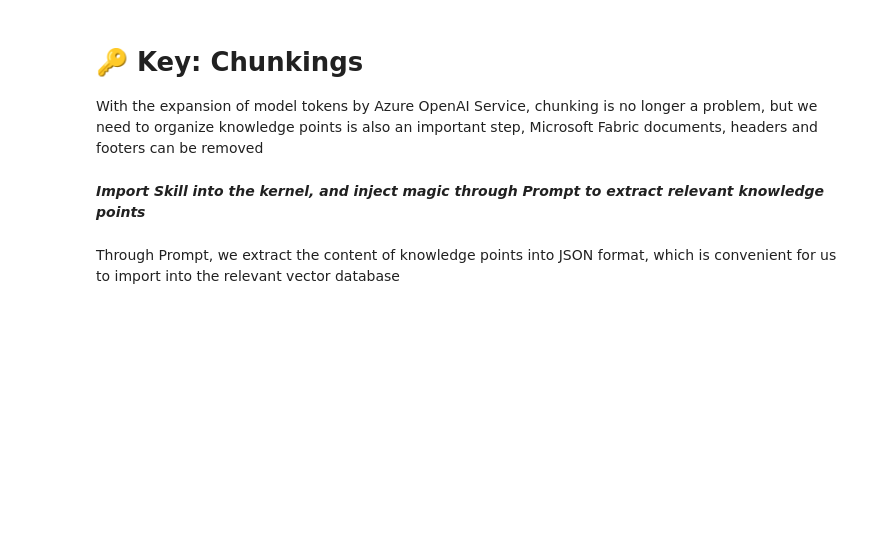
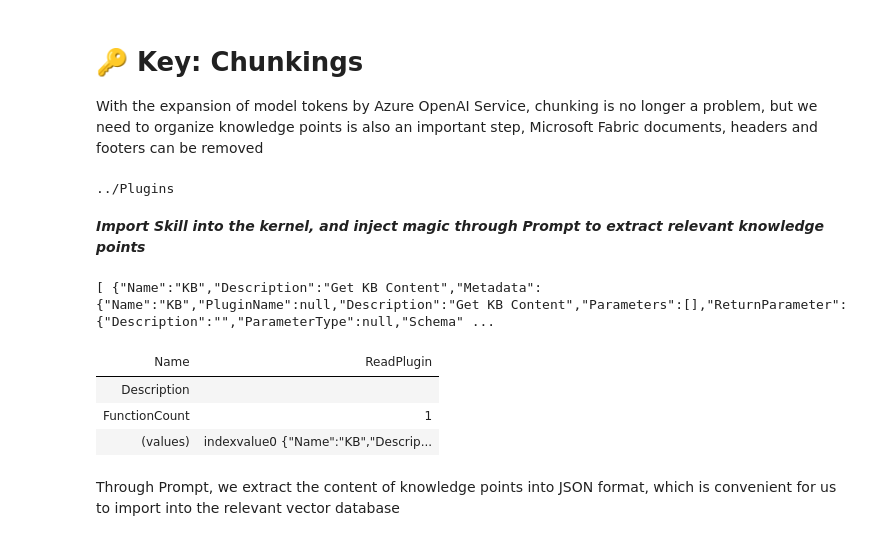
Before and after one commit to kinfey/MSFabricCopilotWorkshop, a Jupyter notebook: code/lab1/prototype.ipynb, the cells around one changed output. Saved outputs shown, nothing was run; the diff lists cells and outputs as text; code cells hidden in the pictures; blank space fills up the shorter version.

```diff
--- a/code/lab1/prototype.ipynb
+++ b/code/lab1/prototype.ipynb
@@ -78,3 +83,7 @@ var skillsDirectory = Path.Combine(System.IO.Directory.GetCurrentDirectory(), ".
+# %%
+skillsDirectory
+# %% [output]
+../Plugins
 # %% [markdown]
 ***Import Skill into the kernel, and inject magic through Prompt to extract relevant knowledge points***
 # %%
@@ -85,4 +94,12 @@ public class KBContent
     public string KB { get; set; }
     public string Content { get; set; }
 }
+# %%
+read_plugin
+# %% [output]
+[ {"Name":"KB","Description":"Get KB Content","Metadata":{"Name":"KB","PluginName":null,"Description":"Get KB Content","Parameters":[],"ReturnParameter":{"Description":"","ParameterType":null,"Schema" ...
+| Name | ReadPlugin |
+| Description |  |
+| FunctionCount | 1 |
+| (values) | indexvalue0 {"Name":"KB","Descrip... |
 # %%
```
Also changed, not shown: parts of 9 cells of this notebook, 19 other files.
